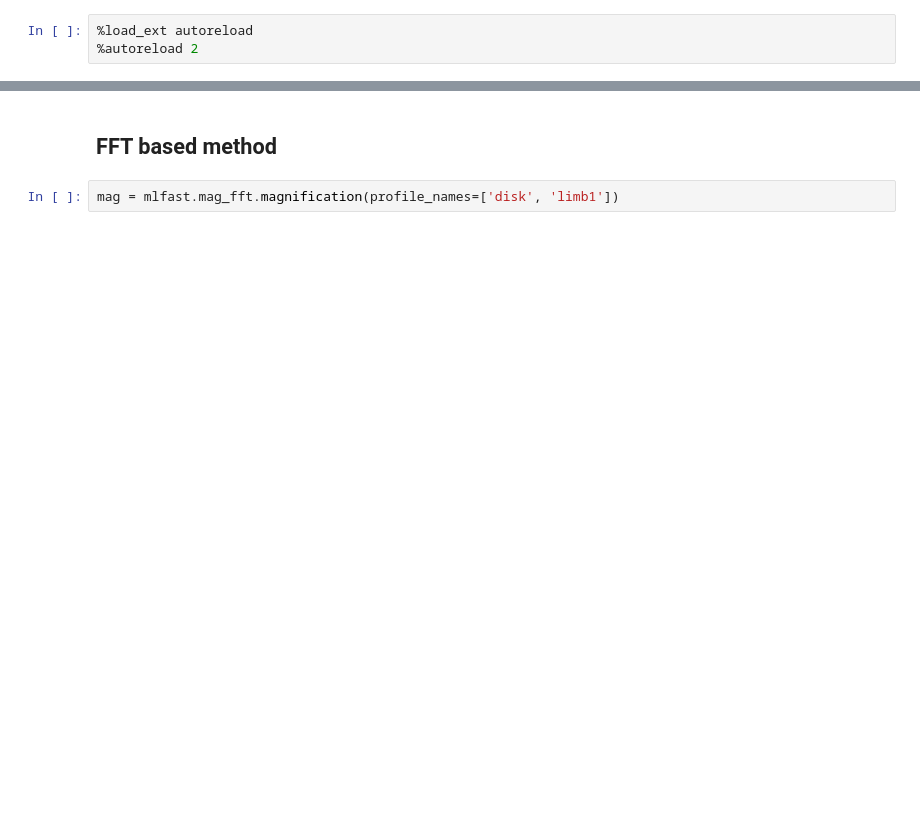
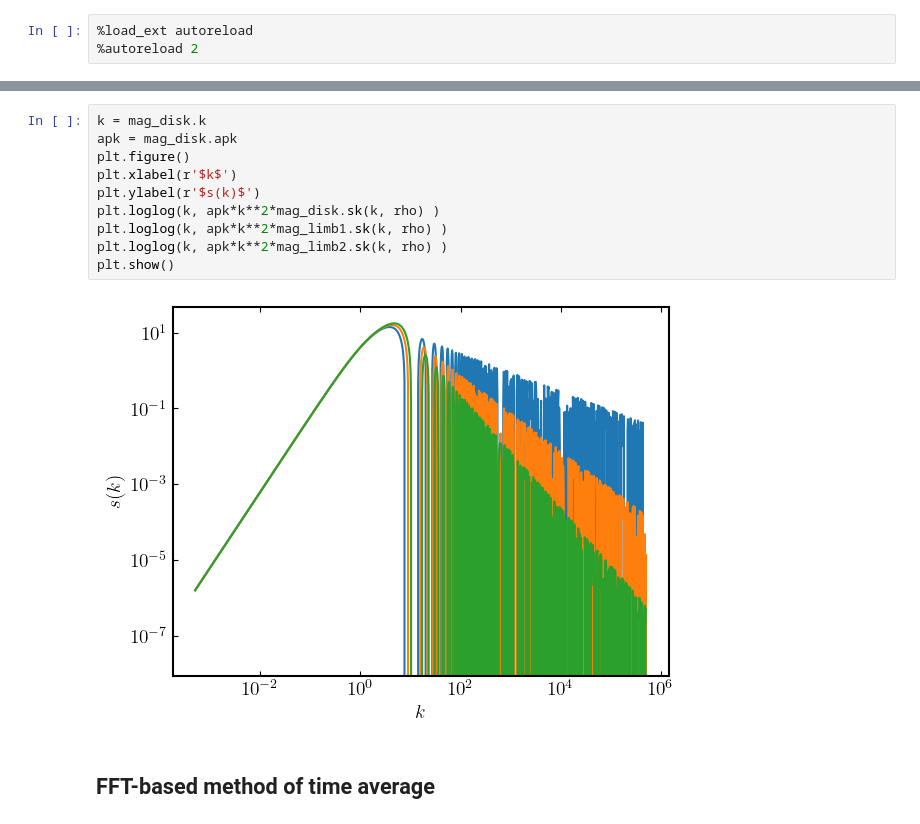
Before and after one commit to git-sunao/fft-extended-source, a Jupyter notebook: ipynb/howtouse.ipynb, the cells around one changed output, grey strips where cells are left out. Saved outputs shown, nothing was run; the diff lists cells and outputs as text; blank space fills up the shorter version.

```diff
--- a/ipynb/howtouse.ipynb
+++ b/ipynb/howtouse.ipynb
@@ -21,4 +41,14 @@ plt.rc("font",serif="STIXGeneral")
+# %%
+k = mag_disk.k
+apk = mag_disk.apk
+plt.figure()
+plt.xlabel(r'$k$')
+plt.ylabel(r'$s(k)$')
+plt.loglog(k, apk*k**2*mag_disk.sk(k, rho) )
+plt.loglog(k, apk*k**2*mag_limb1.sk(k, rho) )
+plt.loglog(k, apk*k**2*mag_limb2.sk(k, rho) )
+plt.show()
+# %% [output]
+[figure, added]
 # %% [markdown]
-## FFT based method
+## FFT-based method of time average
-# %%
-mag = mlfast.mag_fft.magnification(profile_names=['disk', 'limb1'])
```
Also changed, not shown: parts of 21 cells of this notebook, 23 other files.
